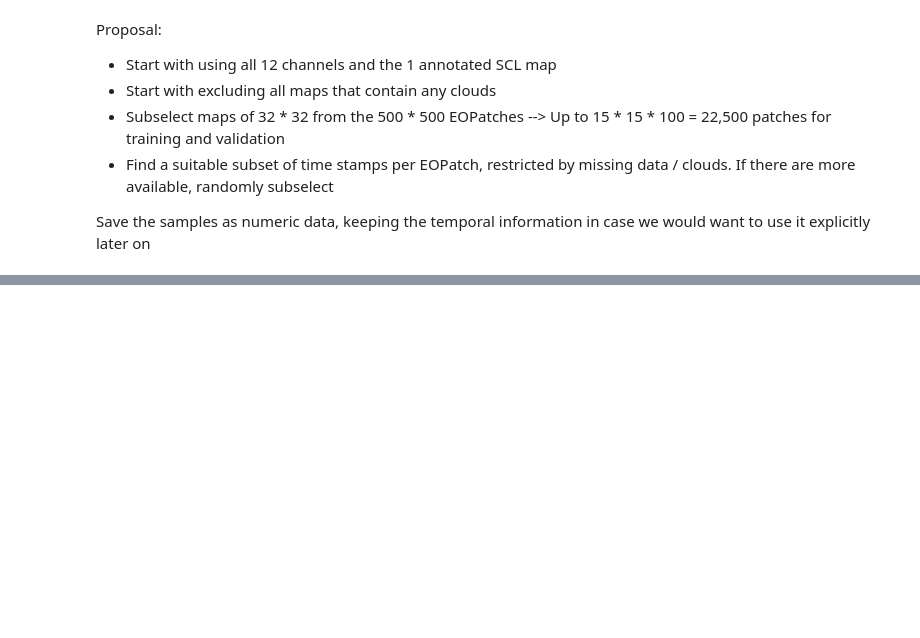
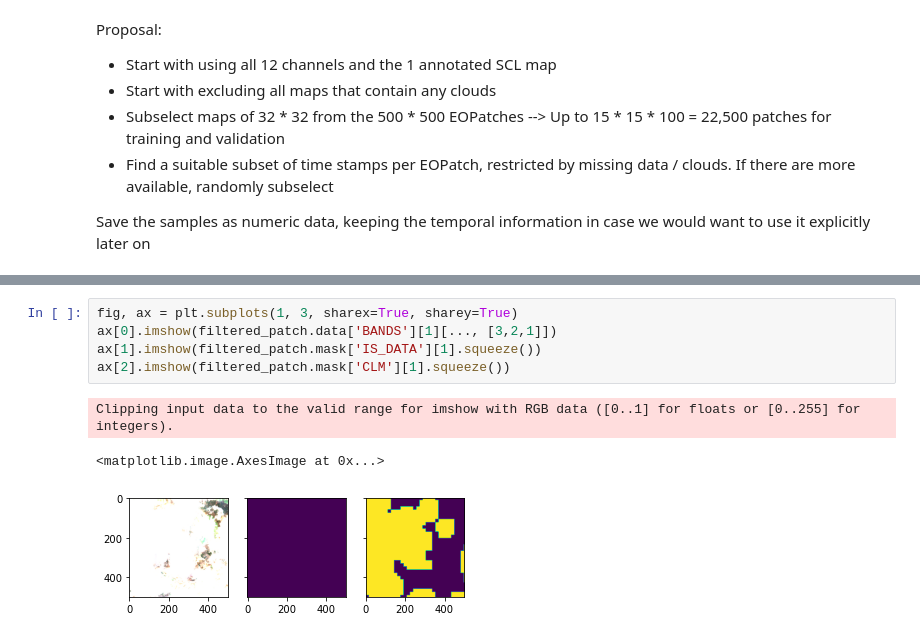
Before and after one commit to froukje/ai4eo-challenge, a Jupyter notebook: preprocessing.ipynb, the cells around one changed output, grey strips where cells are left out. Cells and saved outputs as stored; diff of their text form; blank space fills up the shorter version.

```diff
--- a/preprocessing.ipynb
+++ b/preprocessing.ipynb
@@ -280,0 +246,9 @@ Save the samples as numeric data, keeping the temporal information in case we wo
+# %%
+fig, ax = plt.subplots(1, 3, sharex=True, sharey=True)
+ax[0].imshow(filtered_patch.data['BANDS'][1][..., [3,2,1]])
+ax[1].imshow(filtered_patch.mask['IS_DATA'][1].squeeze())
+ax[2].imshow(filtered_patch.mask['CLM'][1].squeeze())
+# %% [output]
+Clipping input data to the valid range for imshow with RGB data ([0..1] for floats or [0..255] for integers).
+<matplotlib.image.AxesImage at 0x...>
+[figure, added]
```
Also changed, not shown: parts of 10 cells of this notebook, 1 other file.
